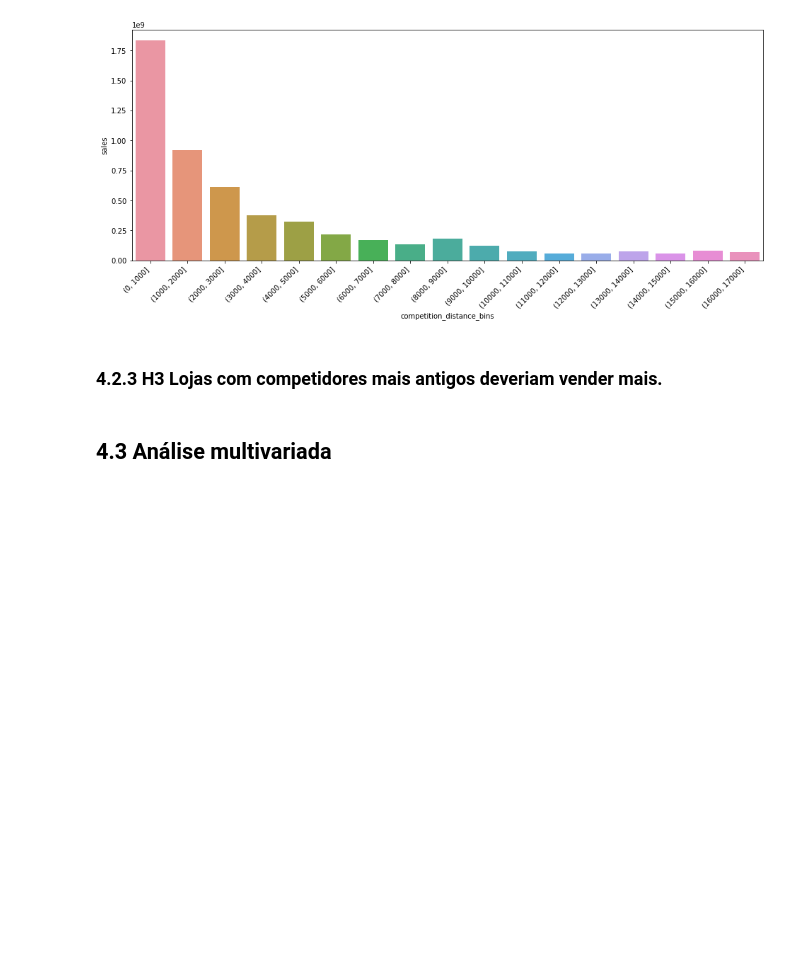
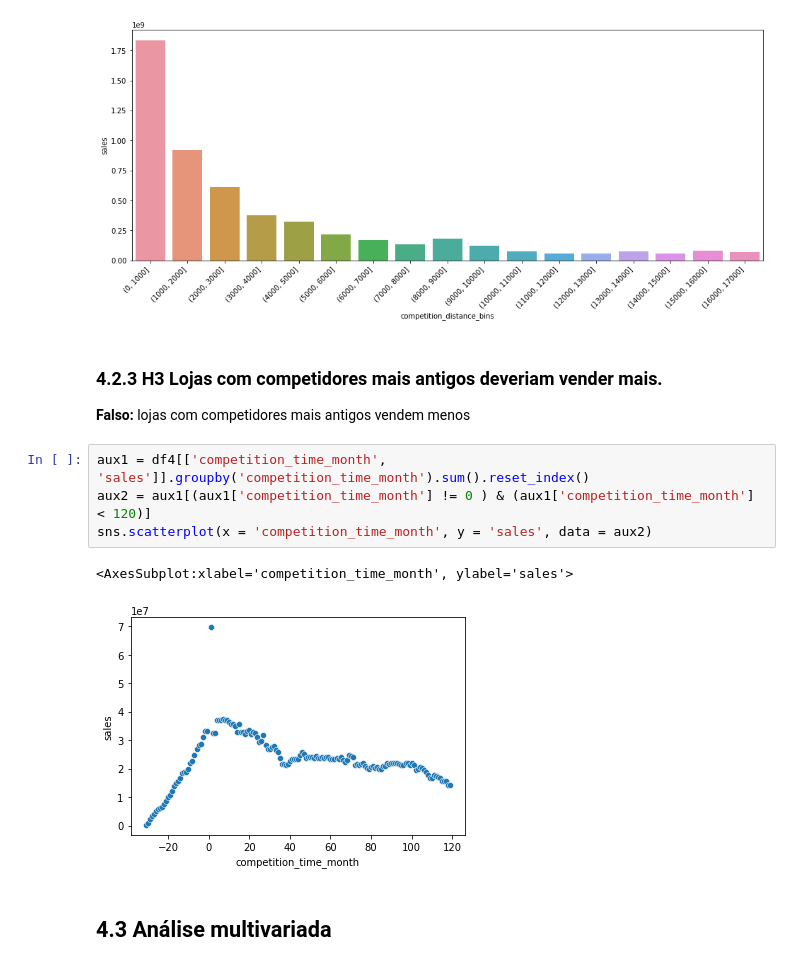
Before and after one commit to paixaols/rossmann-store-sales, a Jupyter notebook: Rossmann_sales_prediction.ipynb, the cells around one changed output. Saved outputs shown, nothing was run; the diff lists cells and outputs as text; blank space fills up the shorter version.

Commit message:
Continue exploratory data analysis

```diff
--- a/Rossmann_sales_prediction.ipynb
+++ b/Rossmann_sales_prediction.ipynb
@@ -450,6 +450,14 @@ plt.xticks(rotation = 45, horizontalalignment = 'right');
 [figure]
 # %% [markdown]
 ### 4.2.3 H3 Lojas com competidores mais antigos deveriam vender mais.
+**Falso:** lojas com competidores mais antigos vendem menos
+# %%
+aux1 = df4[['competition_time_month', 'sales']].groupby('competition_time_month').sum().reset_index()
+aux2 = aux1[(aux1['competition_time_month'] != 0 ) & (aux1['competition_time_month'] < 120)]
+sns.scatterplot(x = 'competition_time_month', y = 'sales', data = aux2)
+# %% [output]
+<AxesSubplot:xlabel='competition_time_month', ylabel='sales'>
+[figure, added]
 # %% [markdown]
 ## 4.3 Análise multivariada
 # %% [markdown]
```
Also changed, not shown: parts of 2 cells of this notebook.
